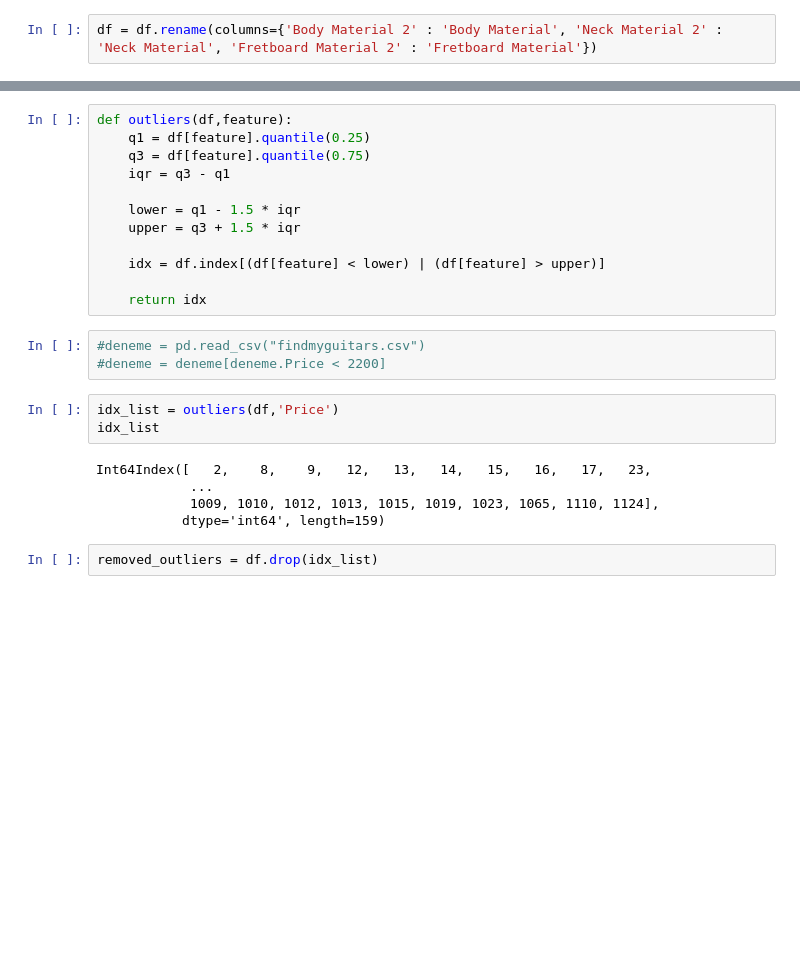
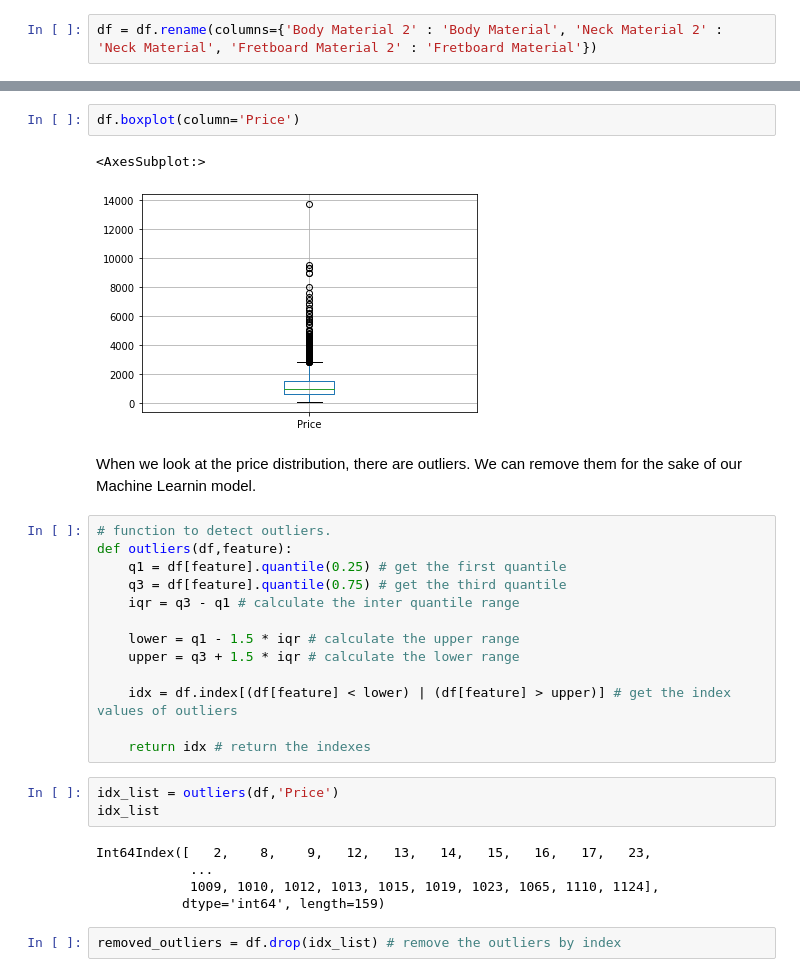
Before and after one commit to omerkolcak/Electric-Guitar-Price-Prediction, a Jupyter notebook: Data Cleaning.ipynb, the cells around one changed output, grey strips where cells are left out. Cells and saved outputs as stored; diff of their text form; blank space fills up the shorter version.

```diff
--- a/Data Cleaning.ipynb
+++ b/Data Cleaning.ipynb
@@ -491,18 +380,23 @@ df.head()
+# %%
+df.boxplot(column='Price')
+# %% [output]
+<AxesSubplot:>
+[figure, added]
+# %% [markdown]
+When we look at the price distribution, there are outliers. We can remove them for the sake of our Machine Learnin model.
 # %%
+# function to detect outliers.
 def outliers(df,feature):
-    q1 = df[feature].quantile(0.25)
-    q3 = df[feature].quantile(0.75)
-    iqr = q3 - q1
+    q1 = df[feature].quantile(0.25) # get the first quantile
+    q3 = df[feature].quantile(0.75) # get the third quantile
+    iqr = q3 - q1 # calculate the inter quantile range
 
-    lower = q1 - 1.5 * iqr
-    upper = q3 + 1.5 * iqr
+    lower = q1 - 1.5 * iqr # calculate the upper range
+    upper = q3 + 1.5 * iqr # calculate the lower range
 
-    idx = df.index[(df[feature] < lower) | (df[feature] > upper)]
+    idx = df.index[(df[feature] < lower) | (df[feature] > upper)] # get the index values of outliers
 
-    return idx
+    return idx # return the indexes
-# %%
-#deneme = pd.read_csv("findmyguitars.csv")
-#deneme = deneme[deneme.Price < 2200]
 # %%
 idx_list = outliers(df,'Price')
 idx_list
@@ -512,4 +406,4 @@ Int64Index([   2,    8,    9,   12,   13,   14,   15,   16,   17,   23,
             1009, 1010, 1012, 1013, 1015, 1019, 1023, 1065, 1110, 1124],
            dtype='int64', length=159)
 # %%
-removed_outliers = df.drop(idx_list)
+removed_outliers = df.drop(idx_list) # remove the outliers by index
```
Also changed, not shown: parts of 51 cells of this notebook, 24 other files.
